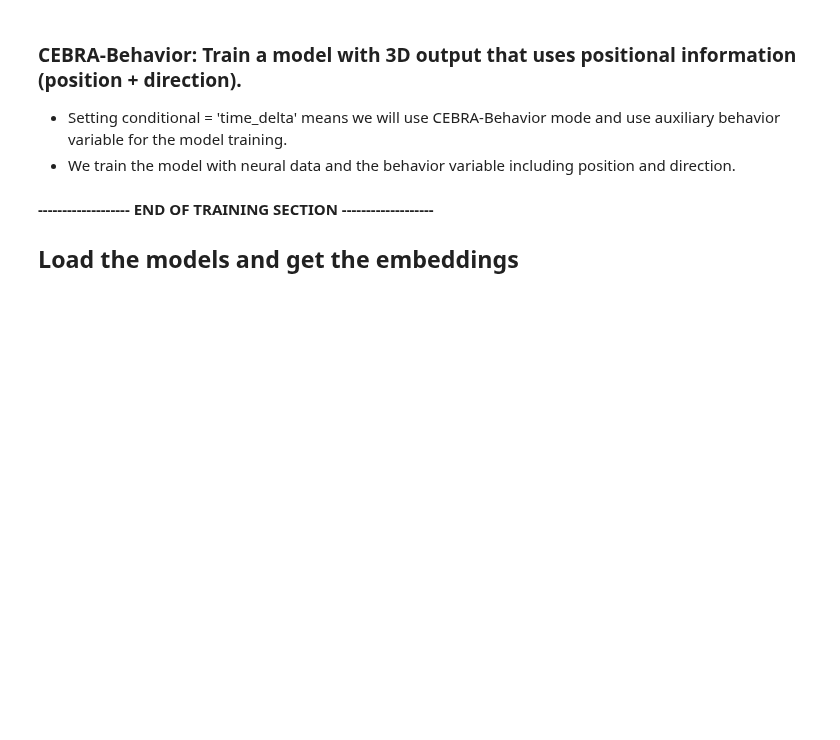
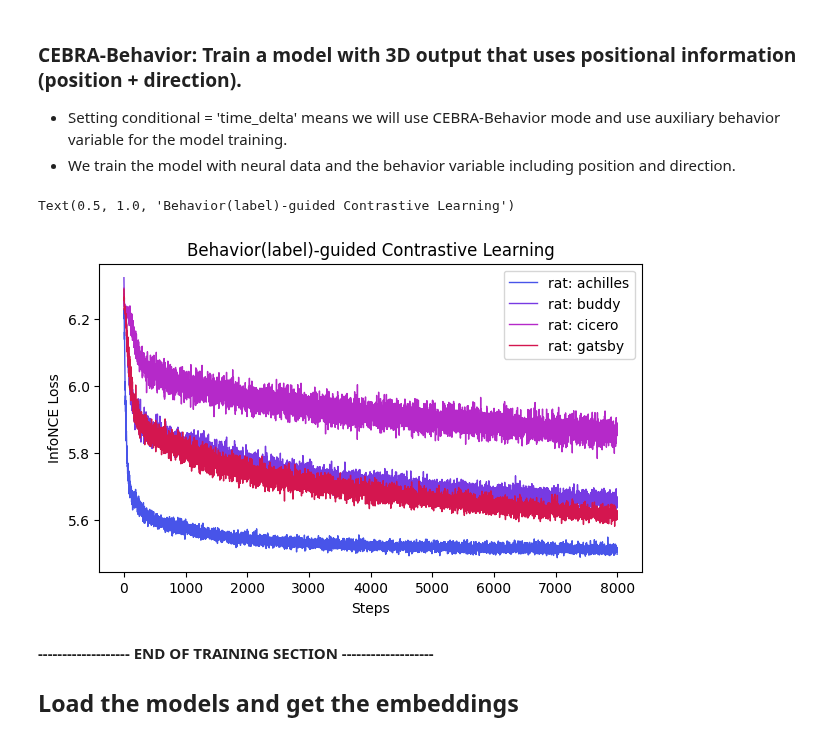
Before and after one commit to AdaptiveMotorControlLab/CEBRA-demos, a Jupyter notebook: Demo_consistency.ipynb, the cells around one changed output. Cells and saved outputs as stored; diff of their text form; code cells hidden in the pictures; blank space fills up the shorter version.

```diff
--- a/Demo_consistency.ipynb
+++ b/Demo_consistency.ipynb
@@ -109,3 +126,9 @@ for mouse in list(hippocampus_pos.keys()):
+# %%
+ax = cebra.compare_models(models, labels)
+ax.set_title("Behavior(label)-guided Contrastive Learning")
+# %% [output]
+Text(0.5, 1.0, 'Behavior(label)-guided Contrastive Learning')
+[figure, added]
 # %% [markdown]
 **------------------- END OF TRAINING SECTION -------------------**
 
```
Also changed, not shown: parts of 12 cells of this notebook, 2 other files.
